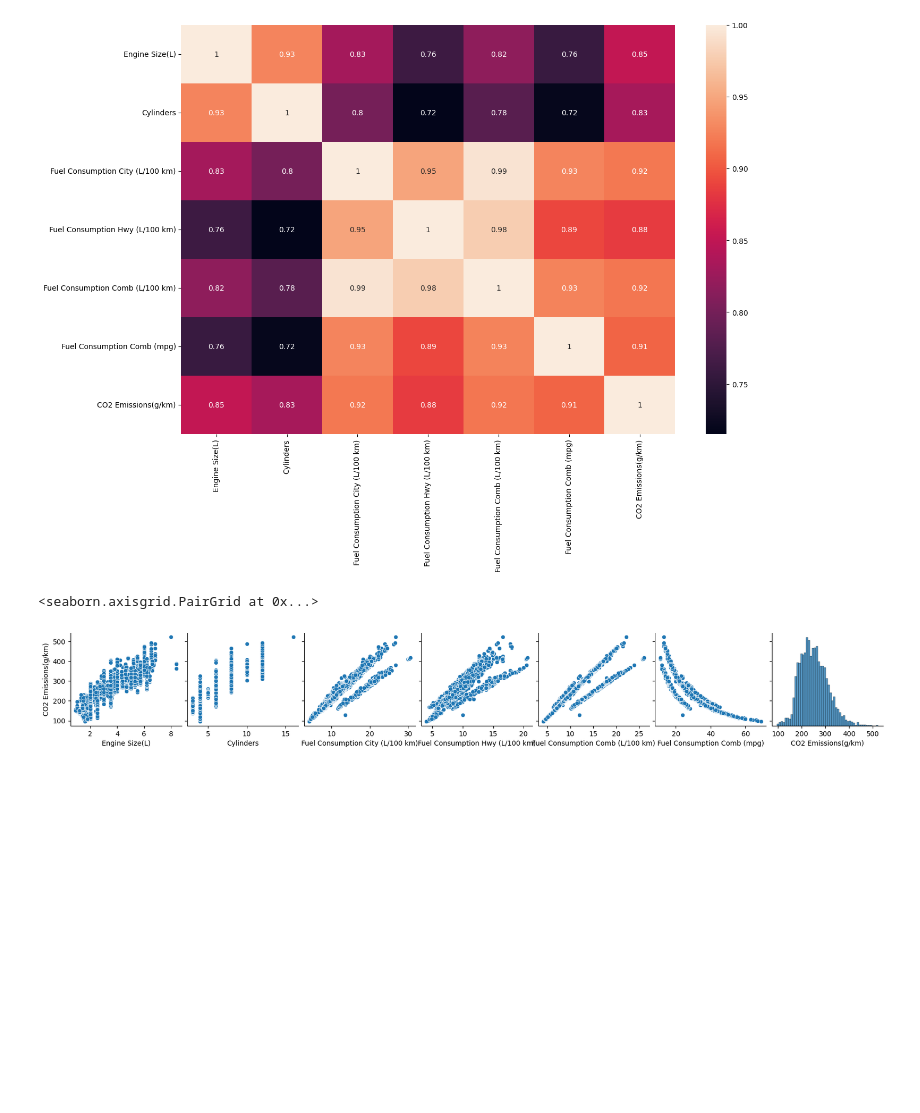
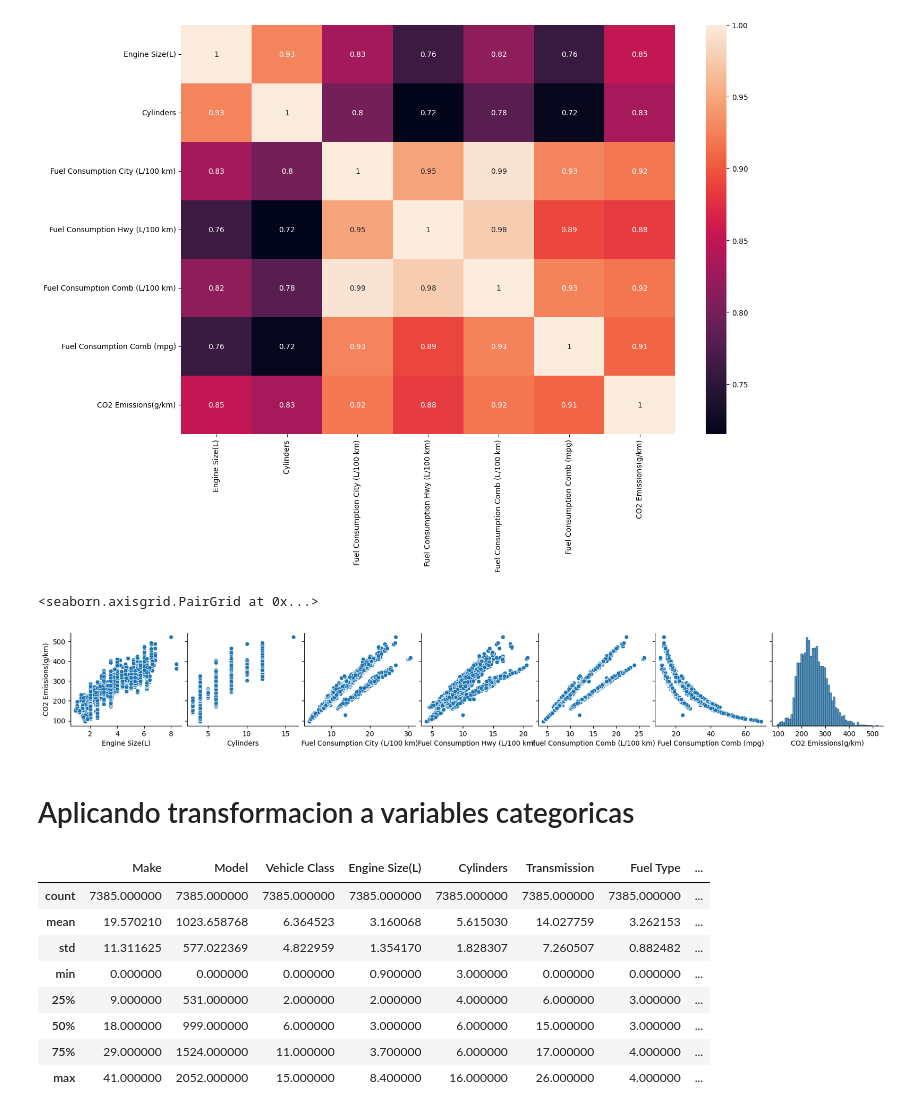
Before and after one commit to danielrawlins21/Machine_Learing_Intro, a Jupyter notebook: Dia5.ipynb, the cells around one changed output. Drawn from its saved outputs; the diff is of its cells as text; code cells hidden in the pictures; blank space fills up the shorter version.

```diff
--- a/Dia5.ipynb
+++ b/Dia5.ipynb
@@ -140,6 +140,8 @@ sns.pairplot(data=df, y_vars=['CO2 Emissions(g/km)'])
 # %% [output]
 <seaborn.axisgrid.PairGrid at 0x...>
 [figure]
+# %% [markdown]
+# Aplicando transformacion a variables categoricas
 # %%
 from sklearn.preprocessing import LabelEncoder
 
@@ -148,0 +152,12 @@ for col in cat_col:
+# %%
+df1.describe()
+# %% [output]
+|  | Make | Model | Vehicle Class | Engine Size(L) | Cylinders | Transmission | Fuel Type | ... |
+| count | 7385.000000 | 7385.000000 | 7385.000000 | 7385.000000 | 7385.000000 | 7385.000000 | 7385.000000 | ... |
+| mean | 19.570210 | 1023.658768 | 6.364523 | 3.160068 | 5.615030 | 14.027759 | 3.262153 | ... |
+| std | 11.311625 | 577.022369 | 4.822959 | 1.354170 | 1.828307 | 7.260507 | 0.882482 | ... |
+| min | 0.000000 | 0.000000 | 0.000000 | 0.900000 | 3.000000 | 0.000000 | 0.000000 | ... |
+| 25% | 9.000000 | 531.000000 | 2.000000 | 2.000000 | 4.000000 | 6.000000 | 3.000000 | ... |
+| 50% | 18.000000 | 999.000000 | 6.000000 | 3.000000 | 6.000000 | 15.000000 | 3.000000 | ... |
+| 75% | 29.000000 | 1524.000000 | 11.000000 | 3.700000 | 6.000000 | 17.000000 | 4.000000 | ... |
+| max | 41.000000 | 2052.000000 | 15.000000 | 8.400000 | 16.000000 | 26.000000 | 4.000000 | ... |
```
Also changed, not shown: parts of 18 cells of this notebook.
